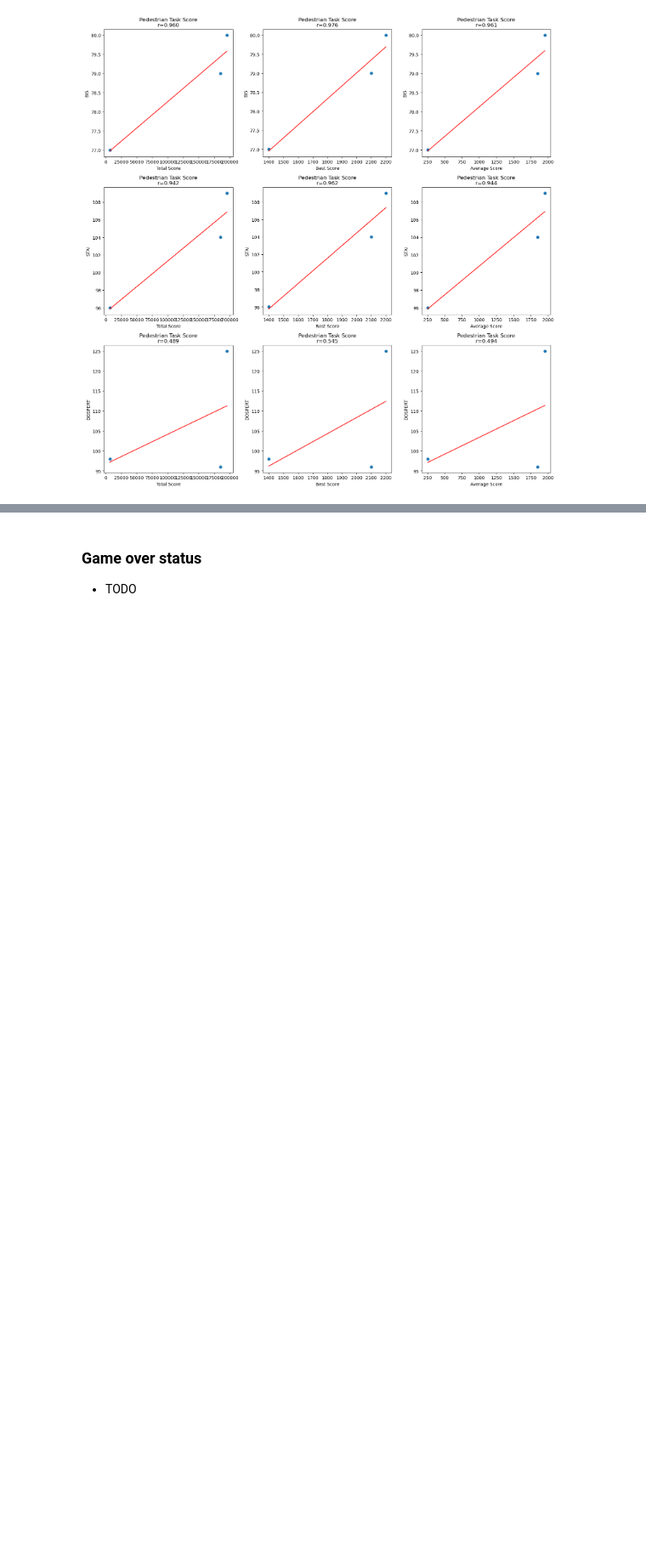
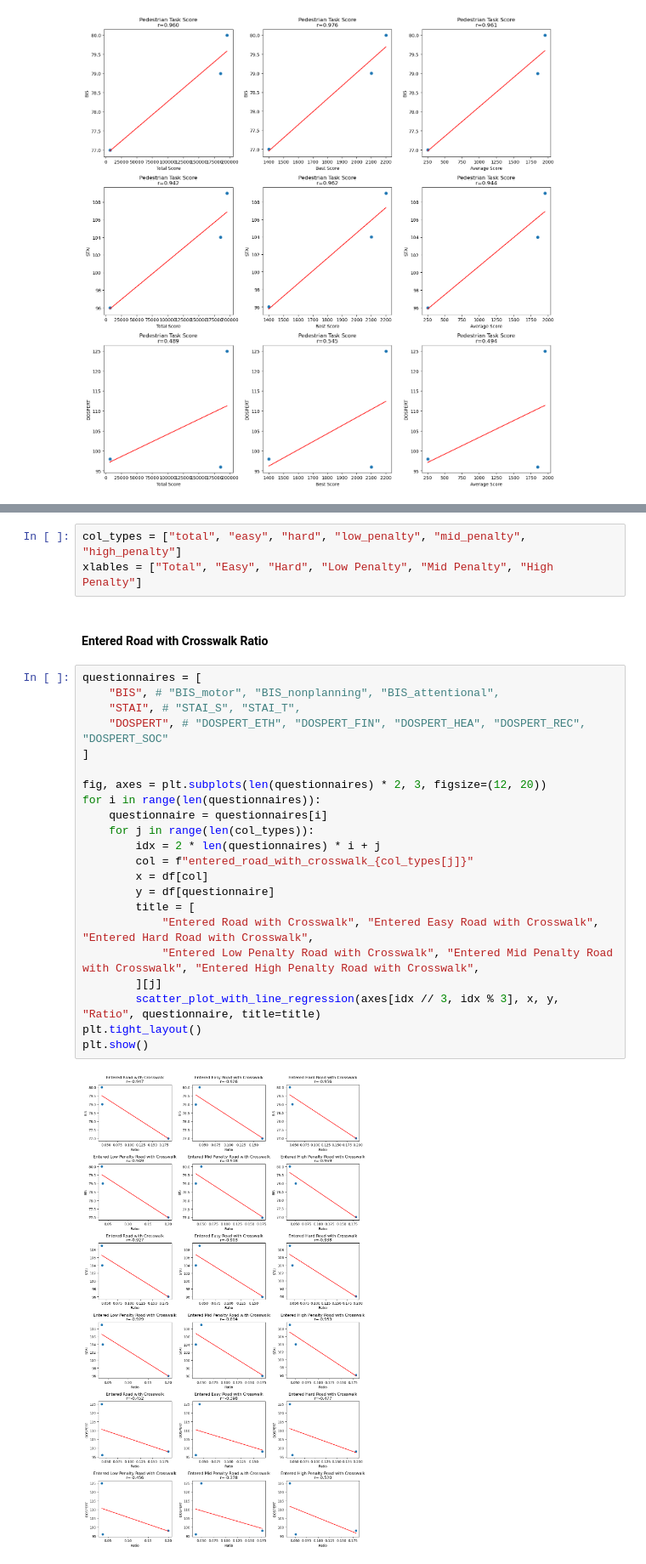
Before and after one commit to bugoverdose/PedestrianEnv, a Jupyter notebook: analysis/correlations.ipynb, the cells around one changed output, grey strips where cells are left out. Shown at 85% size. Saved outputs shown, nothing was run; the diff lists cells and outputs as text; blank space fills up the shorter version.

Commit message:
feat(analysis): add crosswalk usage, episode results, locomotor analysis correlations

```diff
--- a/analysis/correlations.ipynb
+++ b/analysis/correlations.ipynb
@@ -118,3 +114,29 @@ plt.show()
-# %% [markdown]
-### Game over status
-- TODO
+# %%
+col_types = ["total", "easy", "hard", "low_penalty", "mid_penalty", "high_penalty"]
+xlables = ["Total", "Easy", "Hard", "Low Penalty", "Mid Penalty", "High Penalty"]
+# %% [markdown]
+#### Entered Road with Crosswalk Ratio
+# %%
+questionnaires = [
+    "BIS", # "BIS_motor", "BIS_nonplanning", "BIS_attentional",
+    "STAI", # "STAI_S", "STAI_T",
+    "DOSPERT", # "DOSPERT_ETH", "DOSPERT_FIN", "DOSPERT_HEA", "DOSPERT_REC", "DOSPERT_SOC"
+]
+
+fig, axes = plt.subplots(len(questionnaires) * 2, 3, figsize=(12, 20))
+for i in range(len(questionnaires)):
+    questionnaire = questionnaires[i]
+    for j in range(len(col_types)):
+        idx = 2 * len(questionnaires) * i + j
+        col = f"entered_road_with_crosswalk_{col_types[j]}"
+        x = df[col]
+        y = df[questionnaire]
+        title = [
+            "Entered Road with Crosswalk", "Entered Easy Road with Crosswalk", "Entered Hard Road with Crosswalk",
+            "Entered Low Penalty Road with Crosswalk", "Entered Mid Penalty Road with Crosswalk", "Entered High Penalty Road with Crosswalk",
+        ][j]
+        scatter_plot_with_line_regression(axes[idx // 3, idx % 3], x, y, "Ratio", questionnaire, title=title)
+plt.tight_layout()
+plt.show()
+# %% [output]
+[figure, added]
```
Also changed, not shown: parts of 19 cells of this notebook, 2 other files.
